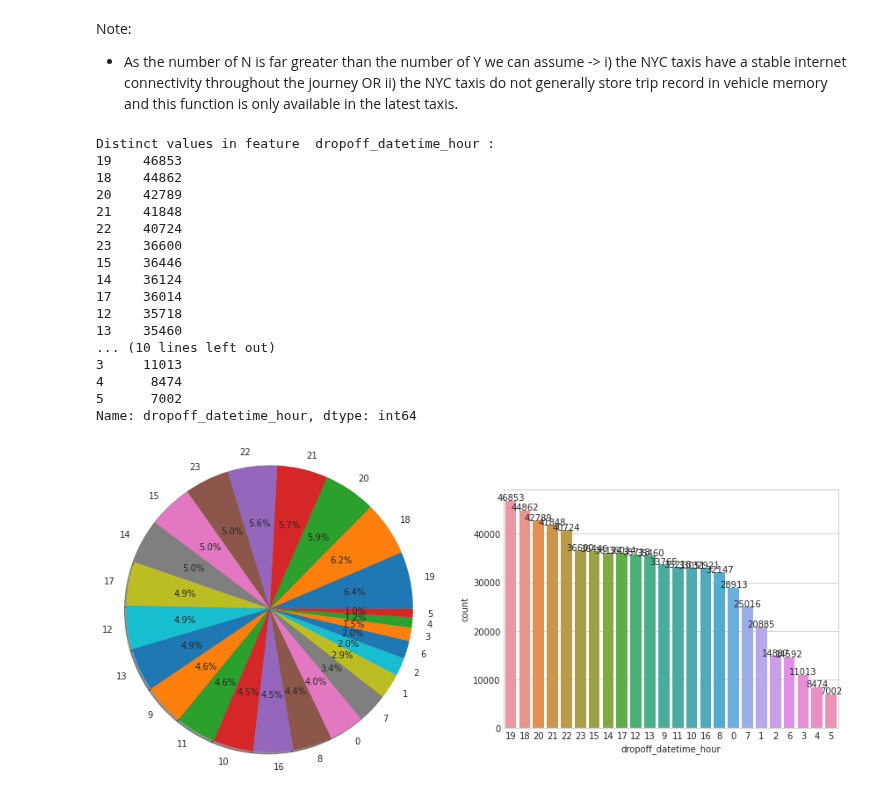
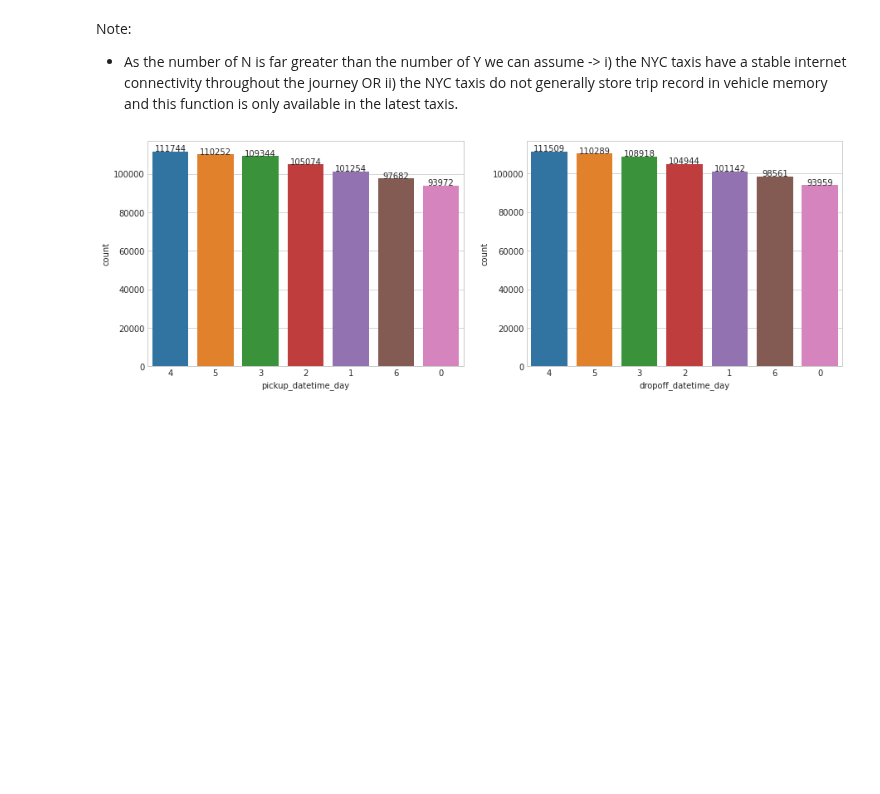
Before and after one commit to ParisRohan/AES-128-bit-Key-size-, a Jupyter notebook: eda-nyc-taxi-trip.ipynb, the cells around one changed output. Saved outputs shown, nothing was run; the diff lists cells and outputs as text; code cells hidden in the pictures; blank space fills up the shorter version.

```diff
--- a/eda-nyc-taxi-trip.ipynb
+++ b/eda-nyc-taxi-trip.ipynb
@@ -220,24 +220,28 @@ Name: store_and_fwd_flag, dtype: int64
 # %% [markdown]
 Note:
 * As the number of N is far greater than the number of Y we can assume -> i) the NYC taxis have a stable internet connectivity throughout the journey OR ii) the NYC taxis do not generally store trip record in vehicle memory and this function is only available in the latest taxis.
-# %%
-uva_plot(df_data,'dropoff_datetime_hour')
-# %% [output]
-Distinct values in feature  dropoff_datetime_hour :
-19    46853
-18    44862
-20    42789
-21    41848
-22    40724
-23    36600
-15    36446
-14    36124
-17    36014
-12    35718
-13    35460
-... (10 lines left out)
-3     11013
-4      8474
-5      7002
-Name: dropoff_datetime_hour, dtype: int64
-[figure, removed]
+# %%
+def compare_side_by_side(Dataframe,col1,col2):
+    #function to side-by-side compare the datetime features
+    plt.figure(figsize=(15,5))
+    plt.subplot(1,2,1)
+    label1 = Dataframe[col1].value_counts().index
+    ax = sns.countplot(x=col1, data=Dataframe, order=label1)
+    for p in ax.patches:
+        height=p.get_height()
+        ax.text(x=p.get_x()+(p.get_width()/2),
+        y=height+0.2,ha='center',s='{:.0f}'.format(height))
+
+
+    plt.subplot(1,2,2)
+    label2 = Dataframe[col2].value_counts().index
+    bx = sns.countplot(x=col2, data=Dataframe, order=label2)
+    for p in bx.patches:
+        height=p.get_height()
+        bx.text(x=p.get_x()+(p.get_width()/2),
+        y=height+0.2,ha='center',s='{:.0f}'.format(height))
+    plt.show()
+# %%
+compare_side_by_side(df_data,'pickup_datetime_day','dropoff_datetime_day')
+# %% [output]
+[figure, added]
```
Also changed, not shown: parts of 6 cells of this notebook.
